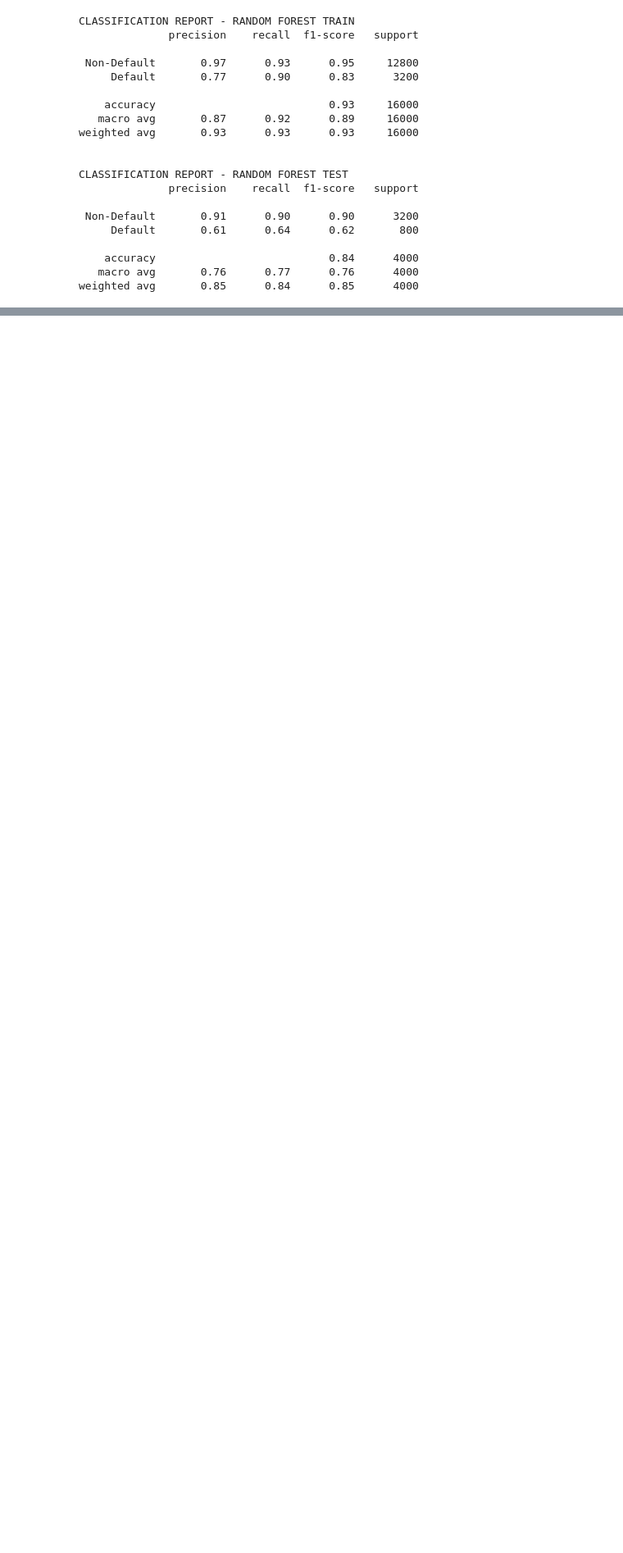
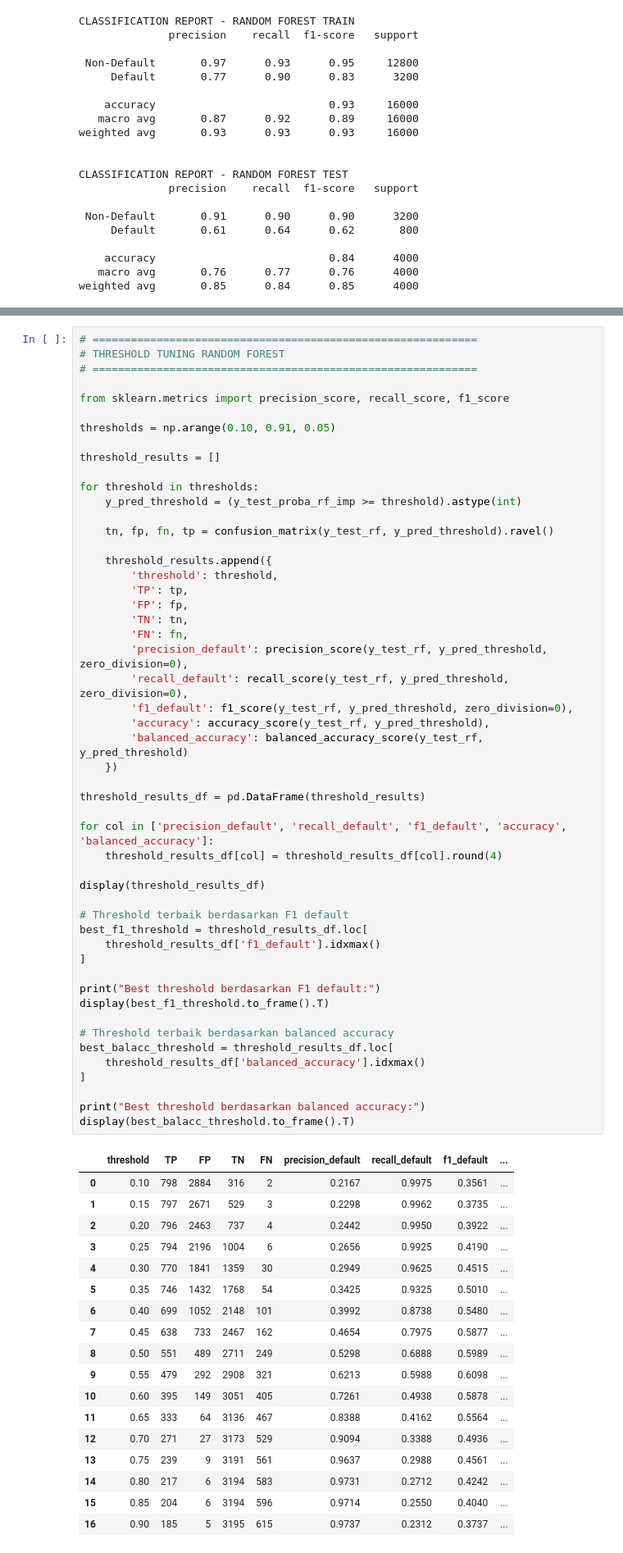
Before and after one commit to andikadibyaa/crs, a Jupyter notebook: backend/crs.ipynb, the cells around one changed output, grey strips where cells are left out. Shown at 82% size. Cells and saved outputs as stored; diff of their text form; blank space fills up the shorter version.

```diff
--- a/backend/crs.ipynb
+++ b/backend/crs.ipynb
@@ -2055,0 +2257,70 @@ weighted avg       0.85      0.84      0.85      4000
+# %%
+# ============================================================
+# THRESHOLD TUNING RANDOM FOREST
+# ============================================================
+
+from sklearn.metrics import precision_score, recall_score, f1_score
+
+thresholds = np.arange(0.10, 0.91, 0.05)
+
+threshold_results = []
+
+for threshold in thresholds:
+    y_pred_threshold = (y_test_proba_rf_imp >= threshold).astype(int)
+
+    tn, fp, fn, tp = confusion_matrix(y_test_rf, y_pred_threshold).ravel()
+
+    threshold_results.append({
+        'threshold': threshold,
+        'TP': tp,
+        'FP': fp,
+        'TN': tn,
+        'FN': fn,
+        'precision_default': precision_score(y_test_rf, y_pred_threshold, zero_division=0),
+        'recall_default': recall_score(y_test_rf, y_pred_threshold, zero_division=0),
+        'f1_default': f1_score(y_test_rf, y_pred_threshold, zero_division=0),
+        'accuracy': accuracy_score(y_test_rf, y_pred_threshold),
+        'balanced_accuracy': balanced_accuracy_score(y_test_rf, y_pred_threshold)
+    })
+
+threshold_results_df = pd.DataFrame(threshold_results)
+
+for col in ['precision_default', 'recall_default', 'f1_default', 'accuracy', 'balanced_accuracy']:
+    threshold_results_df[col] = threshold_results_df[col].round(4)
+
+display(threshold_results_df)
+
+# Threshold terbaik berdasarkan F1 default
+best_f1_threshold = threshold_results_df.loc[
+    threshold_results_df['f1_default'].idxmax()
+]
+
+print("Best threshold berdasarkan F1 default:")
+display(best_f1_threshold.to_frame().T)
+
+# Threshold terbaik berdasarkan balanced accuracy
+best_balacc_threshold = threshold_results_df.loc[
+    threshold_results_df['balanced_accuracy'].idxmax()
+]
+
+print("Best threshold berdasarkan balanced accuracy:")
+display(best_balacc_threshold.to_frame().T)
+# %% [output]
+|  | threshold | TP | FP | TN | FN | precision_default | recall_default | f1_default | ... |
+| 0 | 0.10 | 798 | 2884 | 316 | 2 | 0.2167 | 0.9975 | 0.3561 | ... |
+| 1 | 0.15 | 797 | 2671 | 529 | 3 | 0.2298 | 0.9962 | 0.3735 | ... |
+| 2 | 0.20 | 796 | 2463 | 737 | 4 | 0.2442 | 0.9950 | 0.3922 | ... |
+| 3 | 0.25 | 794 | 2196 | 1004 | 6 | 0.2656 | 0.9925 | 0.4190 | ... |
+| 4 | 0.30 | 770 | 1841 | 1359 | 30 | 0.2949 | 0.9625 | 0.4515 | ... |
+| 5 | 0.35 | 746 | 1432 | 1768 | 54 | 0.3425 | 0.9325 | 0.5010 | ... |
+| 6 | 0.40 | 699 | 1052 | 2148 | 101 | 0.3992 | 0.8738 | 0.5480 | ... |
+| 7 | 0.45 | 638 | 733 | 2467 | 162 | 0.4654 | 0.7975 | 0.5877 | ... |
+| 8 | 0.50 | 551 | 489 | 2711 | 249 | 0.5298 | 0.6888 | 0.5989 | ... |
+| 9 | 0.55 | 479 | 292 | 2908 | 321 | 0.6213 | 0.5988 | 0.6098 | ... |
+| 10 | 0.60 | 395 | 149 | 3051 | 405 | 0.7261 | 0.4938 | 0.5878 | ... |
+| 11 | 0.65 | 333 | 64 | 3136 | 467 | 0.8388 | 0.4162 | 0.5564 | ... |
+| 12 | 0.70 | 271 | 27 | 3173 | 529 | 0.9094 | 0.3388 | 0.4936 | ... |
+| 13 | 0.75 | 239 | 9 | 3191 | 561 | 0.9637 | 0.2988 | 0.4561 | ... |
+| 14 | 0.80 | 217 | 6 | 3194 | 583 | 0.9731 | 0.2712 | 0.4242 | ... |
+| 15 | 0.85 | 204 | 6 | 3194 | 596 | 0.9714 | 0.2550 | 0.4040 | ... |
+| 16 | 0.90 | 185 | 5 | 3195 | 615 | 0.9737 | 0.2312 | 0.3737 | ... |
```
Also changed, not shown: parts of 5 cells of this notebook.
